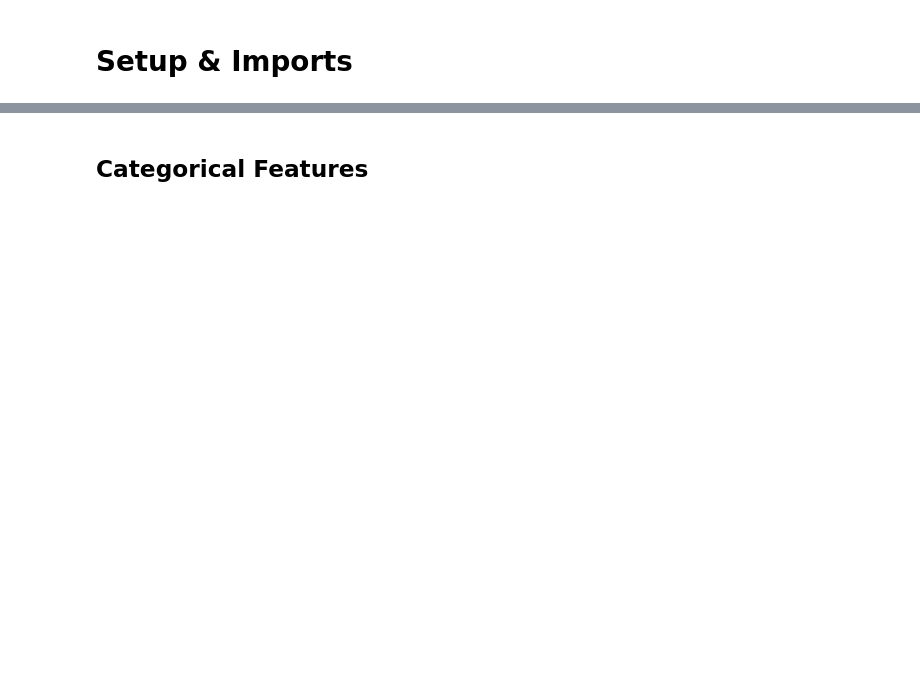
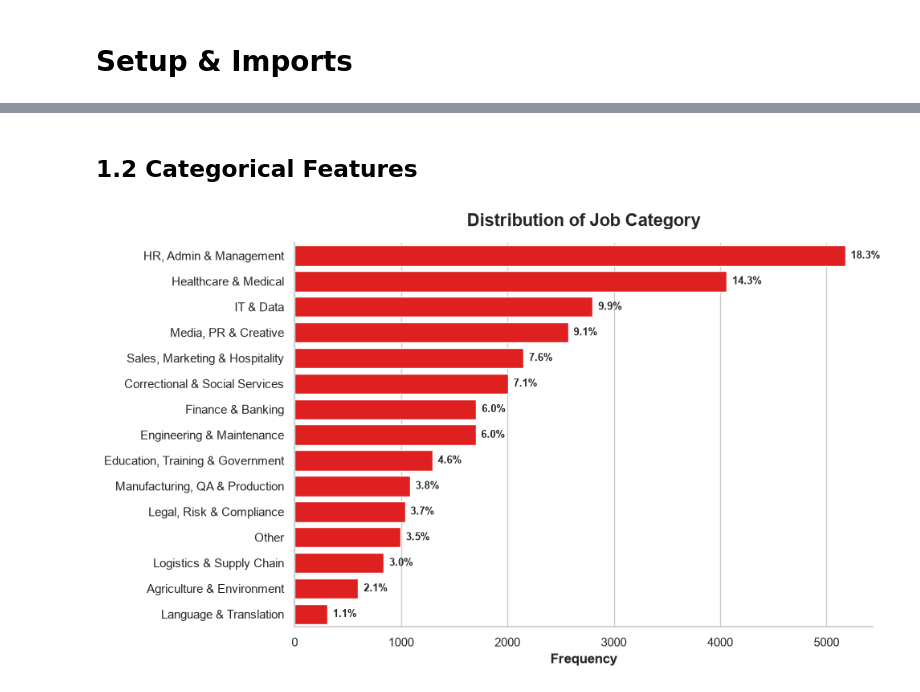
Before and after one commit to tejakusumahyusuf832/maganghub-analysis, a Jupyter notebook: notebooks/3.0-yt-exploratory-data-analysis.ipynb, the cells around one changed output, grey strips where cells are left out. Drawn from its saved outputs; the diff is of its cells as text; code cells hidden in the pictures; blank space fills up the shorter version.

```diff
--- a/notebooks/3.0-yt-exploratory-data-analysis.ipynb
+++ b/notebooks/3.0-yt-exploratory-data-analysis.ipynb
@@ -75,3 +62,48 @@ plt.show()
 # %% [markdown]
-## Categorical Features
+## 1.2 Categorical Features
+# %%
+# Plot the job category distribution
+# Set the target column
+target_col = "job_category"
+total_rows = len(internship_postings)
+
+# Pre-calculate and sort frequencies for readability
+category_counts = internship_postings[target_col].value_counts().reset_index()
+category_counts.columns = [target_col, "count"]
+
+# Set the canvas
+fig, ax = plt.subplots(figsize=(10, 6))
+
+# Plot `province`
+sns.barplot(
+    data=category_counts,
+    y=target_col,
+    x="count",
+    color="red",
+    ax=ax
+)
+
+# Add exact percentages to the end of the bars
+for container in ax.containers:
+    # Use bar.get_width() because the bars are now horizontal
+    labels = [f"{(bar.get_width() / total_rows) * 100:.1f}%" for bar in container]
+    ax.bar_label(container, labels=labels, padding=5, fontweight="bold", fontsize=9)    # type: ignore
+
+# Formatting
+ax.set_title(
+    f"Distribution of {target_col.replace("_", " ").title()}",
+    fontsize=16,
+    fontweight="bold",
+    pad=15
+)
+ax.set_ylabel("")
+ax.set_xlabel("Frequency")
+
+# Remove top and right borders for a cleaner look
+sns.despine()
+
+plt.tight_layout()
+plt.show()
+# %% [output]
+[figure, added]
 # %%
```
Also changed, not shown: parts of 21 cells of this notebook, 2 other files.
